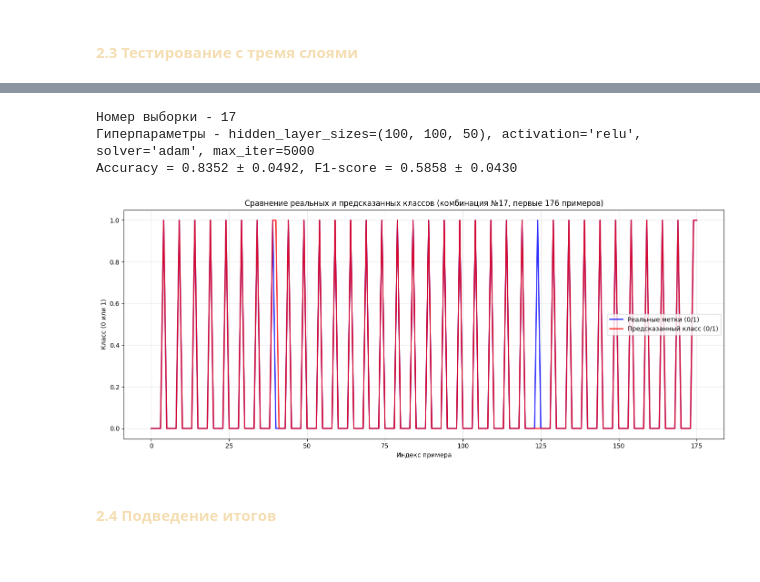
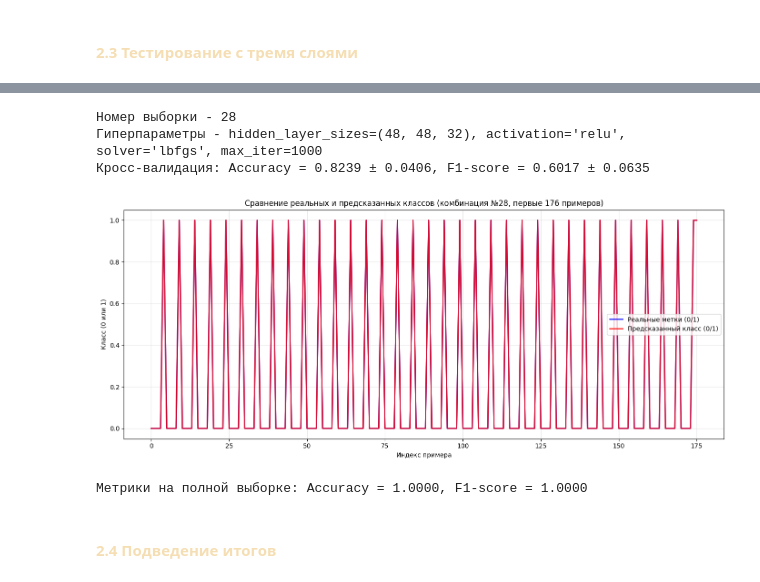
Before and after one commit to Bexaric/LB3_ML_Yakushev, a Jupyter notebook: notebook/Part2_MLPClassifier.ipynb, the cells around one changed output, grey strips where cells are left out. Saved outputs shown, nothing was run; the diff lists cells and outputs as text; code cells hidden in the pictures.

```diff
--- a/notebook/Part2_MLPClassifier.ipynb
+++ b/notebook/Part2_MLPClassifier.ipynb
@@ -54,6 +60,7 @@ def train_models(
     random_state,
     cv_folds
 ):
+    cv = StratifiedKFold(n_splits=cv_folds, shuffle=True, random_state=random_state)
     results = []
     combo_id = 0
 
@@ -71,12 +78,12 @@ def train_models(
                     )
 
                     # Accuracy
-                    scores_acc = cross_val_score(mlp, data_x, data_y, cv=cv_folds, scoring='accuracy')
+                    scores_acc = cross_val_score(mlp, data_x, data_y, cv=cv, scoring='accuracy')
                     mean_acc = scores_acc.mean()
                     std_acc = scores_acc.std()
 
                     # F1-score
-                    scores_f1 = cross_val_score(mlp, data_x, data_y, cv=cv_folds, scoring='f1')
+                    scores_f1 = cross_val_score(mlp, data_x, data_y, cv=cv, scoring='f1')
                     mean_f1 = scores_f1.mean()
                     std_f1 = scores_f1.std()
 
@@ -107,10 +114,7 @@ def plot_results(
         output_path=None,
         figsize=(14, 7),
         dpi=600):
-    """
-    Строит столбчатую диаграмму сравнения Accuracy и F1-score
-    и возвращает DataFrame, отсортированный по убыванию F1.
-    """
+
     # Сортируем по убыванию F1
     df_sorted = df_results.sort_values('cv_mean_f1', ascending=False).reset_index(drop=True)
 
@@ -135,7 +139,7 @@ def plot_results(
 
     ax.set_xlabel('Номер комбинации')
     ax.set_ylabel('Значение метрики (0–1)')
-    ax.set_title('Сравнение кросс-валидационных Accuracy и F1-score\n(сортировка по убыванию F1)')
+    ax.set_title('Сравнение кросс-валидационных Accuracy и F1-score\n')
     ax.set_xticks(x)
     ax.set_xticklabels(df_sorted['combo_id'])
     ax.legend()
@@ -184,10 +188,10 @@ def plot_model_by_combo_id(
     solv = row['solver']
     max_it = row['max_iter']
 
-    # 3. Вывод информации о модели
+    # 3. Вывод информации о модели (кросс-валидационные метрики из таблицы)
     print(f"Номер выборки - {combo_id}")
     print(f"Гиперпараметры - hidden_layer_sizes={hls}, activation='{act}', solver='{solv}', max_iter={max_it}")
-    print(f"Accuracy = {row['cv_mean_accuracy']:.4f} ± {row['cv_std_accuracy']:.4f}, "
+    print(f"Кросс-валидация: Accuracy = {row['cv_mean_accuracy']:.4f} ± {row['cv_std_accuracy']:.4f}, "
           f"F1-score = {row['cv_mean_f1']:.4f} ± {row['cv_std_f1']:.4f}")
 
     # 4. Создание и обучение модели на ВСЕХ данных
@@ -200,7 +204,7 @@ def plot_model_by_combo_id(
     )
     mlp.fit(data_x, data_y)
 
-    # 5. Предсказание классов
+    # 5. Предсказание классов на тех же данных
     y_pred_class = mlp.predict(data_x)
 
     # 6. Визуализация
@@ -220,11 +224,15 @@ def plot_model_by_combo_id(
     plt.grid(True, alpha=0.3)
     plt.tight_layout()
 
-    # Сохранение, если указан путь
     if output_path:
         plt.savefig(output_path, dpi=dpi, bbox_inches='tight')
 
     plt.show()
+
+    # 7. Вычисление и вывод метрик на полной выборке
+    acc_full = accuracy_score(data_y, y_pred_class)
+    f1_full = f1_score(data_y, y_pred_class, zero_division=0)
+    print(f"Метрики на полной выборке: Accuracy = {acc_full:.4f}, F1-score = {f1_full:.4f}")
 # %% [markdown]
 По мере изучения документации и информации на форумах и сайтах, были выделены следующие моменты:
 
@@ -1103,14 +746,14 @@ Accuracy = 0.8352 ± 0.0373, F1-score = 0.5574 ± 0.0465
 # %% [markdown]
 #### <font color='#F5DEB3'> 2.3 Тестирование с тремя слоями
 # %%
-hidden_opts = [ (5, 5, 5),
-                (10, 10, 10),
-                (50, 20, 10),
-                (100, 50, 10),
-                (100, 100, 50)]
+hidden_opts = [ (16, 16, 16),
+                (30, 30, 20),
+                (32, 32, 16),
+                (48, 48, 32),
+                (64, 64, 32)]
 act_opts = ['relu', 'tanh']
 solv_opts = ['adam', 'lbfgs']
-iter_opts = [5000]
+iter_opts = [100, 1000]
 # %%
 df_res_sorted_3layer = train_models(
     data_x_sorted, data_y_sorted,
@@ -1184,19 +812,20 @@ display(df_res_sorted_3layer)
 # %%
 plot_model_by_combo_id(
-    17,
+    28,
     df_res_sorted_3layer,
     data_x_sorted,
     data_y_sorted,
     config['base']['random_state'],
     n_show=len(data_x),
     output_path='results/sorted/layer3_prediction.png',
     dpi=300
 )
 # %% [output]
-Номер выборки - 17
-Гиперпараметры - hidden_layer_sizes=(100, 100, 50), activation='relu', solver='adam', max_iter=5000
-Accuracy = 0.8352 ± 0.0492, F1-score = 0.5858 ± 0.0430
+Номер выборки - 28
+Гиперпараметры - hidden_layer_sizes=(48, 48, 32), activation='relu', solver='lbfgs', max_iter=1000
+Кросс-валидация: Accuracy = 0.8239 ± 0.0406, F1-score = 0.6017 ± 0.0635
-[figure, old version]
+[figure, new version]
+Метрики на полной выборке: Accuracy = 1.0000, F1-score = 1.0000
 # %% [markdown]
 #### <font color='#F5DEB3'> 2.4 Подведение итогов
 # %% [markdown]
```
Also changed, not shown: parts of 45 cells of this notebook, 1 other file.
